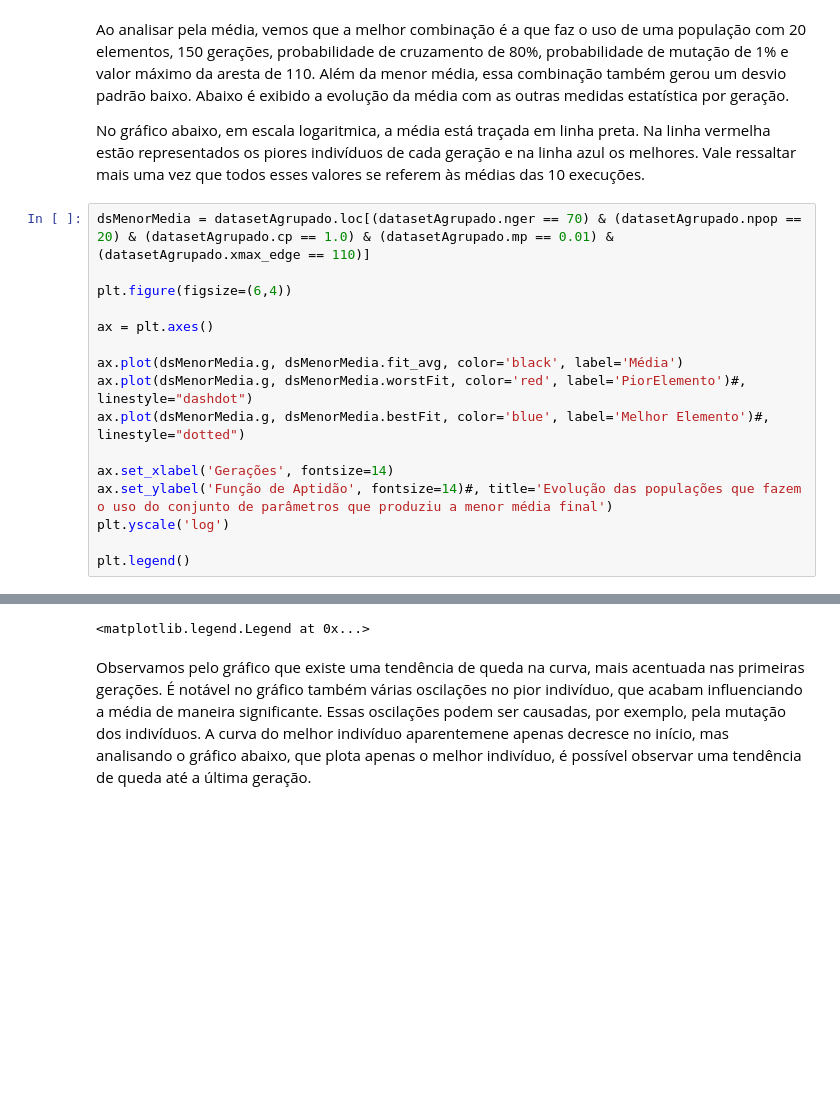
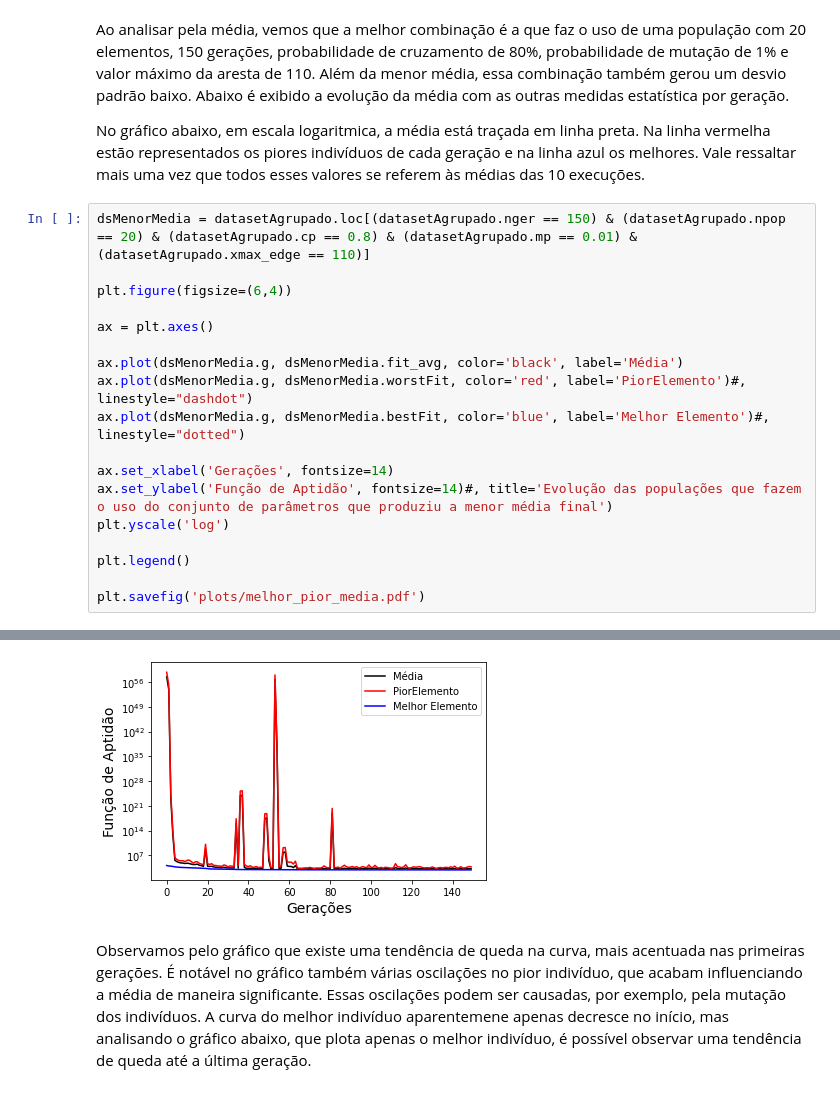
Before and after one commit to warSantos/covid-19, a Jupyter notebook: analise_resultados.ipynb, the cells around one changed output, grey strips where cells are left out. Saved outputs shown, nothing was run; the diff lists cells and outputs as text; blank space fills up the shorter version.

```diff
--- a/analise_resultados.ipynb
+++ b/analise_resultados.ipynb
@@ -82,7 +83,7 @@ Ao analisar pela média, vemos que a melhor combinação é a que faz o uso de u
 
 No gráfico abaixo, em escala logaritmica, a média está traçada em linha preta. Na linha vermelha estão representados os piores indivíduos de cada geração e na linha azul os melhores. Vale ressaltar mais uma vez que todos esses valores se referem às médias das 10 execuções.
 # %%
-dsMenorMedia = datasetAgrupado.loc[(datasetAgrupado.nger == 70) & (datasetAgrupado.npop == 20) & (datasetAgrupado.cp == 1.0) & (datasetAgrupado.mp == 0.01) & (datasetAgrupado.xmax_edge == 110)]
+dsMenorMedia = datasetAgrupado.loc[(datasetAgrupado.nger == 150) & (datasetAgrupado.npop == 20) & (datasetAgrupado.cp == 0.8) & (datasetAgrupado.mp == 0.01) & (datasetAgrupado.xmax_edge == 110)]
 
 plt.figure(figsize=(6,4))
 
@@ -97,4 +98,6 @@ ax.set_ylabel('Função de Aptidão', fontsize=14)#, title='Evolução das popul
 plt.yscale('log')
 
 plt.legend()
+
+plt.savefig('plots/melhor_pior_media.pdf')
 # %% [output]
@@ -103,4 +104,4 @@ plt.legend()
-<matplotlib.legend.Legend at 0x...>
+[figure, added]
 # %% [markdown]
 Observamos pelo gráfico que existe uma tendência de queda na curva, mais acentuada nas primeiras gerações. É notável no gráfico também várias oscilações no pior indivíduo, que acabam influenciando a média de maneira significante. Essas oscilações podem ser causadas, por exemplo, pela mutação dos indivíduos. A curva do melhor indivíduo aparentemene apenas decresce no início, mas analisando o gráfico abaixo, que plota apenas o melhor indivíduo, é possível observar uma tendência de queda até a última geração.
 # %%
```
Also changed, not shown: parts of 11 cells of this notebook, 4 other files.
